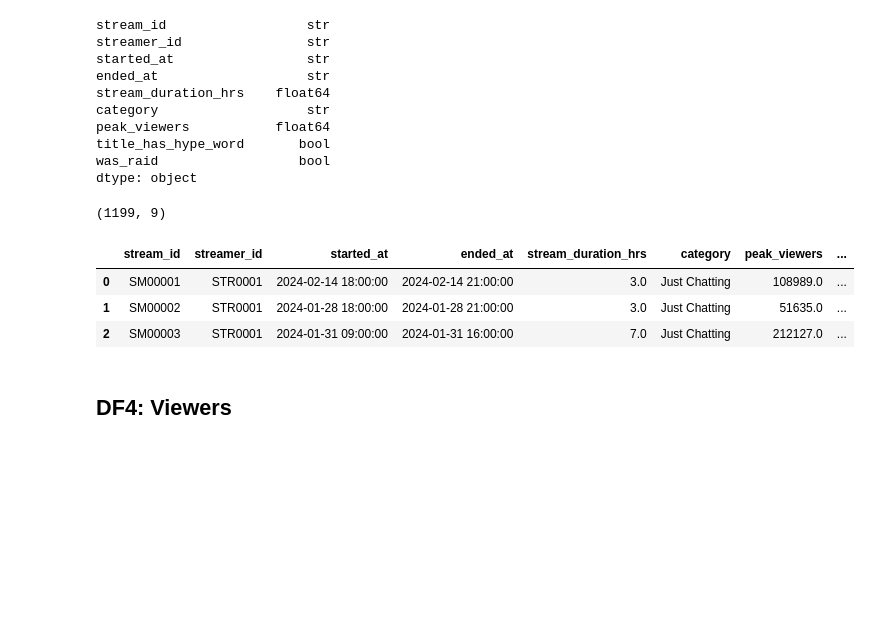
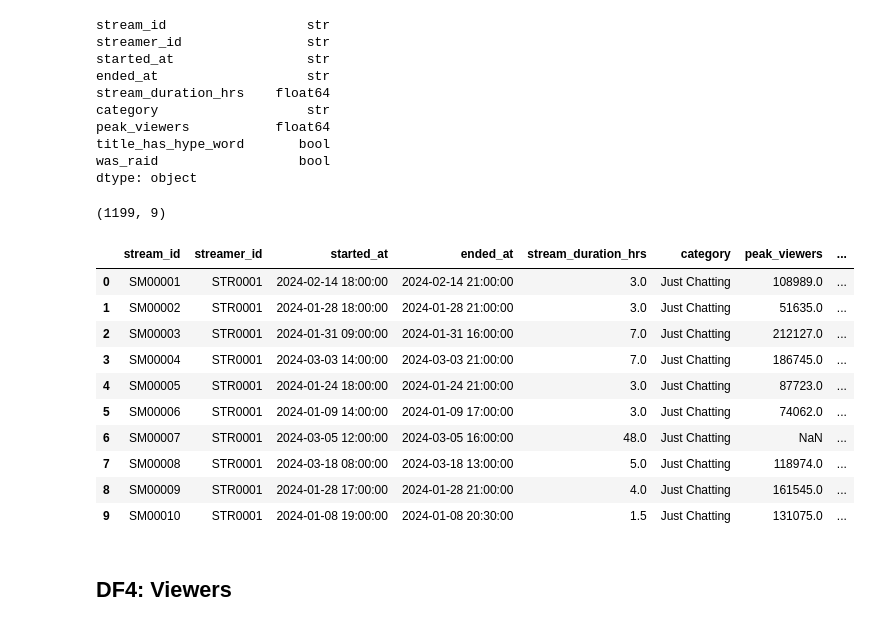
Before and after one commit to timothytzkung/Kung_Tim_Lab_Task, a Jupyter notebook: Assignment_01/IAT461-Assignment01-Scaffold.ipynb, the cells around one changed output. Drawn from its saved outputs; the diff is of its cells as text; code cells hidden in the pictures; blank space fills up the shorter version.

```diff
--- a/Assignment_01/IAT461-Assignment01-Scaffold.ipynb
+++ b/Assignment_01/IAT461-Assignment01-Scaffold.ipynb
@@ -112,13 +117,20 @@ was_raid                  bool
 dtype: object
 # %%
 print(df3.shape)
-df3.head(3)
+df3.head(10)
 # %% [output]
 (1199, 9)
 |  | stream_id | streamer_id | started_at | ended_at | stream_duration_hrs | category | peak_viewers | ... |
 | 0 | SM00001 | STR0001 | 2024-02-14 18:00:00 | 2024-02-14 21:00:00 | 3.0 | Just Chatting | 108989.0 | ... |
 | 1 | SM00002 | STR0001 | 2024-01-28 18:00:00 | 2024-01-28 21:00:00 | 3.0 | Just Chatting | 51635.0 | ... |
 | 2 | SM00003 | STR0001 | 2024-01-31 09:00:00 | 2024-01-31 16:00:00 | 7.0 | Just Chatting | 212127.0 | ... |
+| 3 | SM00004 | STR0001 | 2024-03-03 14:00:00 | 2024-03-03 21:00:00 | 7.0 | Just Chatting | 186745.0 | ... |
+| 4 | SM00005 | STR0001 | 2024-01-24 18:00:00 | 2024-01-24 21:00:00 | 3.0 | Just Chatting | 87723.0 | ... |
+| 5 | SM00006 | STR0001 | 2024-01-09 14:00:00 | 2024-01-09 17:00:00 | 3.0 | Just Chatting | 74062.0 | ... |
+| 6 | SM00007 | STR0001 | 2024-03-05 12:00:00 | 2024-03-05 16:00:00 | 48.0 | Just Chatting | NaN | ... |
+| 7 | SM00008 | STR0001 | 2024-03-18 08:00:00 | 2024-03-18 13:00:00 | 5.0 | Just Chatting | 118974.0 | ... |
+| 8 | SM00009 | STR0001 | 2024-01-28 17:00:00 | 2024-01-28 21:00:00 | 4.0 | Just Chatting | 161545.0 | ... |
+| 9 | SM00010 | STR0001 | 2024-01-08 19:00:00 | 2024-01-08 20:30:00 | 1.5 | Just Chatting | 131075.0 | ... |
 # %% [markdown]
 ## DF4: Viewers
 # %%
```
Also changed, not shown: parts of 54 cells of this notebook, 4 other files.
